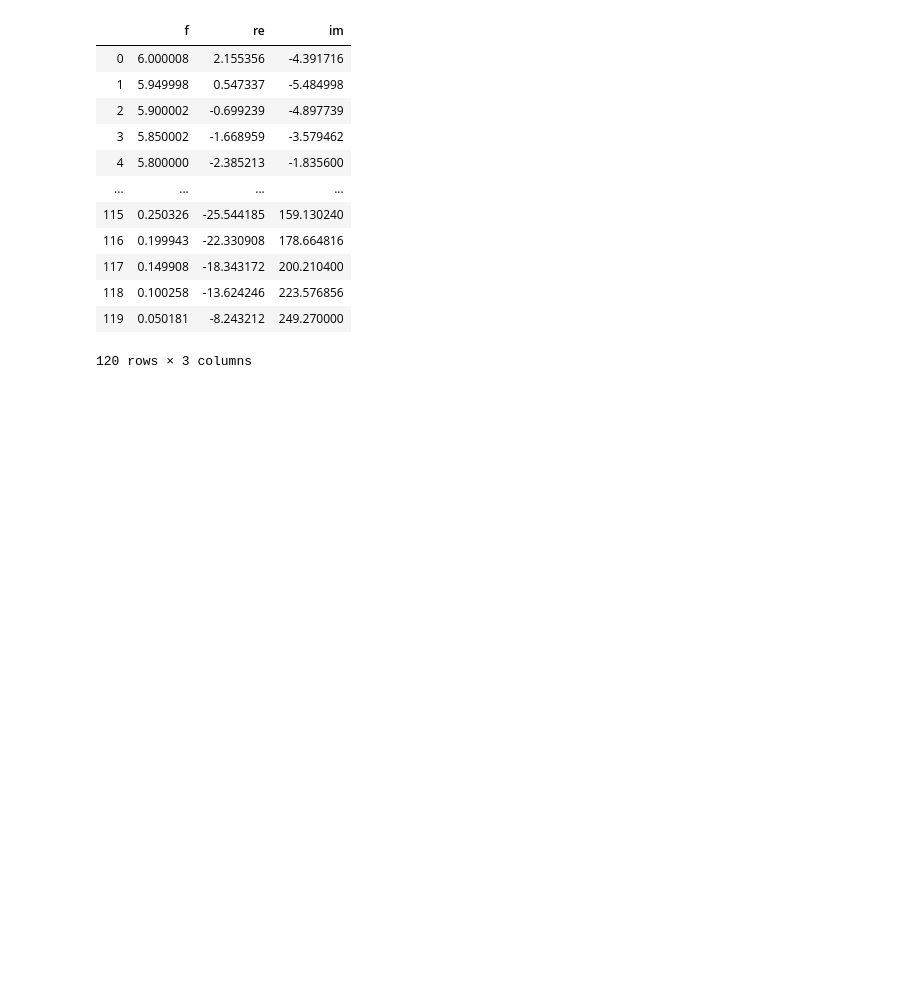
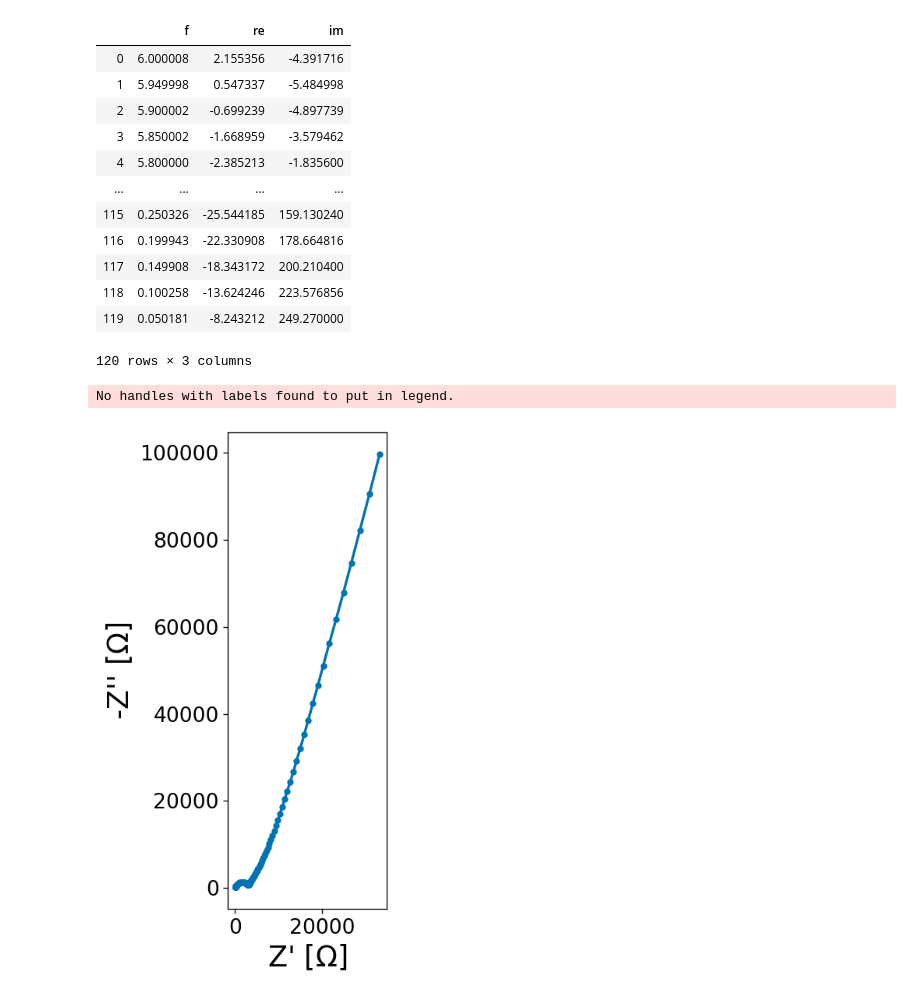
Before and after one commit to WildcatDiscovery/Kyler_Speed_Circuit, a Jupyter notebook: python_notebooks/linear_kk.ipynb, the cells around one changed output. Saved outputs shown, nothing was run; the diff lists cells and outputs as text; code cells hidden in the pictures; blank space fills up the shorter version.

```diff
--- a/python_notebooks/linear_kk.ipynb
+++ b/python_notebooks/linear_kk.ipynb
@@ -154,4 +154,9 @@ kk_df
 | 118 | 0.100258 | -13.624246 | 223.576856 |
 | 119 | 0.050181 | -8.243212 | 249.270000 |
 120 rows × 3 columns
+# %%
+adj_re.mpt_plot()
+# %% [output]
+No handles with labels found to put in legend.
+[figure, added]
 # %%
```
Also changed, not shown: parts of 5 cells of this notebook, 1 other file.
